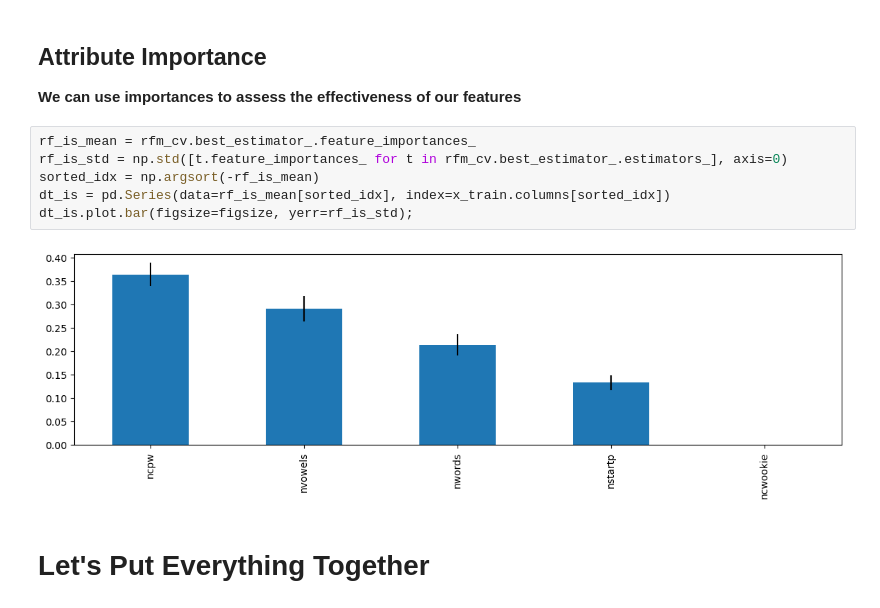
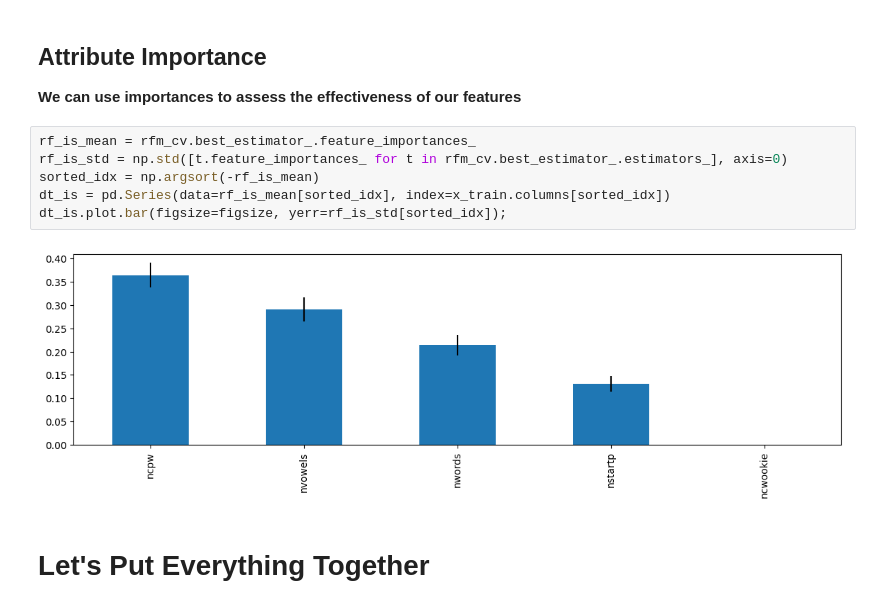
Before and after one commit to lab-ai-2023-2024/part-3, a Jupyter notebook: 07. Exercise - Language Recognition.ipynb, the cells around one changed output. Saved outputs shown, nothing was run; the diff lists cells and outputs as text.

```diff
--- a/07. Exercise - Language Recognition.ipynb
+++ b/07. Exercise - Language Recognition.ipynb
@@ -241,11 +242,11 @@ Accuracy on the test set: 0.753
 # %%
 rf_is_mean = rfm_cv.best_estimator_.feature_importances_
 rf_is_std = np.std([t.feature_importances_ for t in rfm_cv.best_estimator_.estimators_], axis=0)
 sorted_idx = np.argsort(-rf_is_mean)
 dt_is = pd.Series(data=rf_is_mean[sorted_idx], index=x_train.columns[sorted_idx])
-dt_is.plot.bar(figsize=figsize, yerr=rf_is_std);
+dt_is.plot.bar(figsize=figsize, yerr=rf_is_std[sorted_idx]);
 # %% [output]
-[figure, old version]
+[figure, new version]
 # %% [markdown]
 # Let's Put Everything Together
 # %% [markdown]
```
Also changed, not shown: parts of 5 cells of this notebook, 8 other files.
